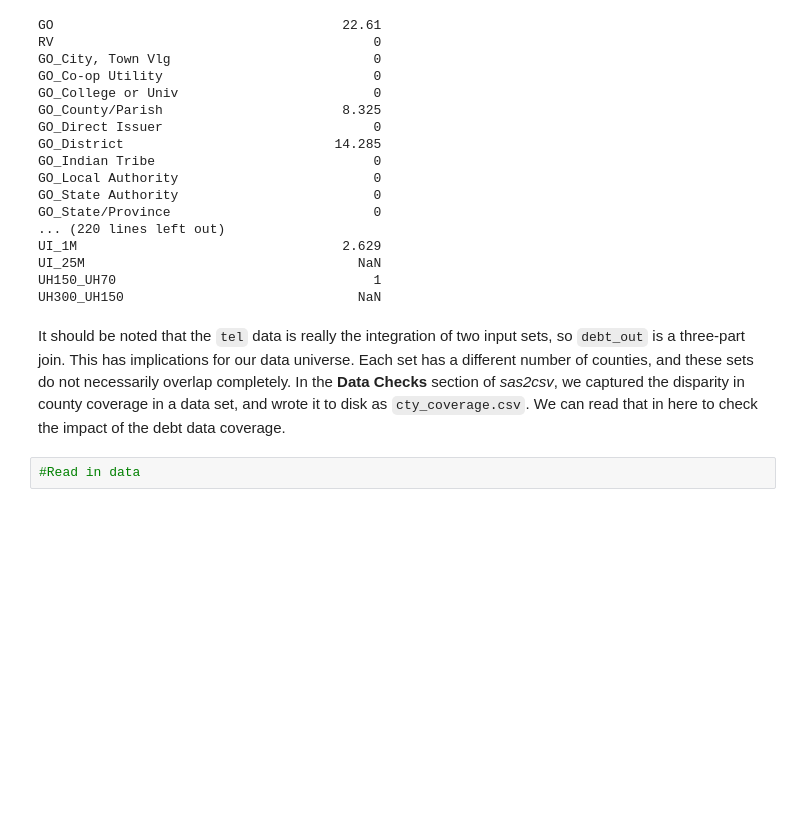
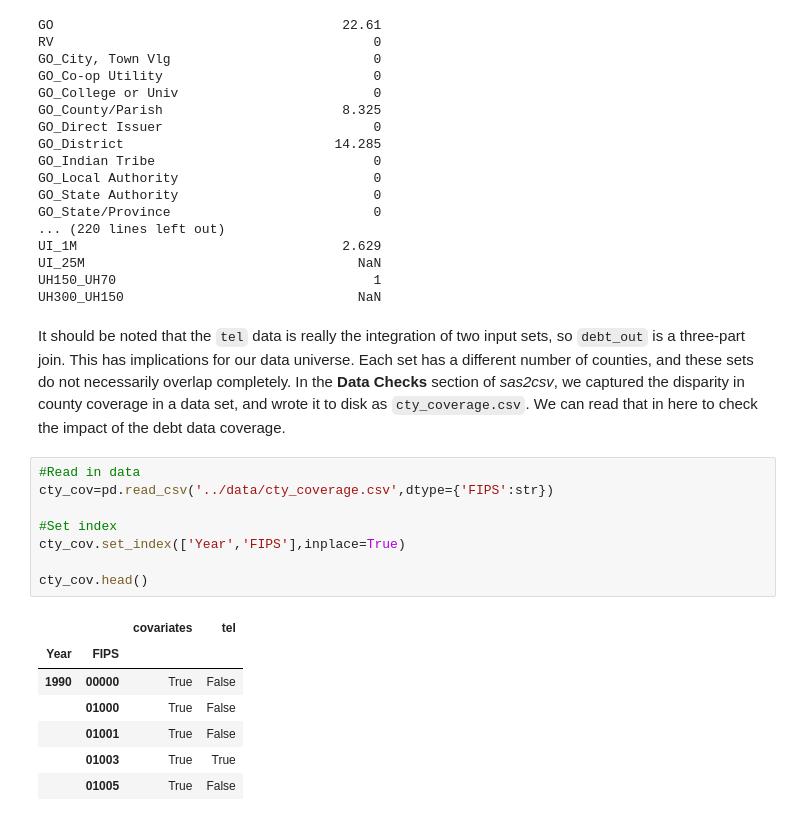
Before and after one commit to choct155/TELs_debt, a Jupyter notebook: code/DebtDataSeries.ipynb, the cells around one changed output. Drawn from its saved outputs; the diff is of its cells as text; blank space fills up the shorter version.

```diff
--- a/code/DebtDataSeries.ipynb
+++ b/code/DebtDataSeries.ipynb
@@ -788,5 +788,19 @@ UH150_UH70                                 1
 UH300_UH150                              NaN
 # %% [markdown]
 It should be noted that the `tel` data is really the integration of two input sets, so `debt_out` is a three-part join.  This has implications for our data universe.  Each set has a different number of counties, and these sets do not necessarily overlap completely.  In the **Data Checks** section of *sas2csv*, we captured the disparity in county coverage in a data set, and wrote it to disk as `cty_coverage.csv`.  We can read that in here to check the impact of the debt data coverage.
-# %%
-#Read in data
+# %%
+#Read in data
+cty_cov=pd.read_csv('../data/cty_coverage.csv',dtype={'FIPS':str})
+
+#Set index
+cty_cov.set_index(['Year','FIPS'],inplace=True)
+
+cty_cov.head()
+# %% [output]
+|  |  | covariates | tel |
+| Year | FIPS |  |  |
+| 1990 | 00000 | True | False |
+|  | 01000 | True | False |
+|  | 01001 | True | False |
+|  | 01003 | True | True |
+|  | 01005 | True | False |
```
Also changed, not shown: parts of 12 cells of this notebook.
